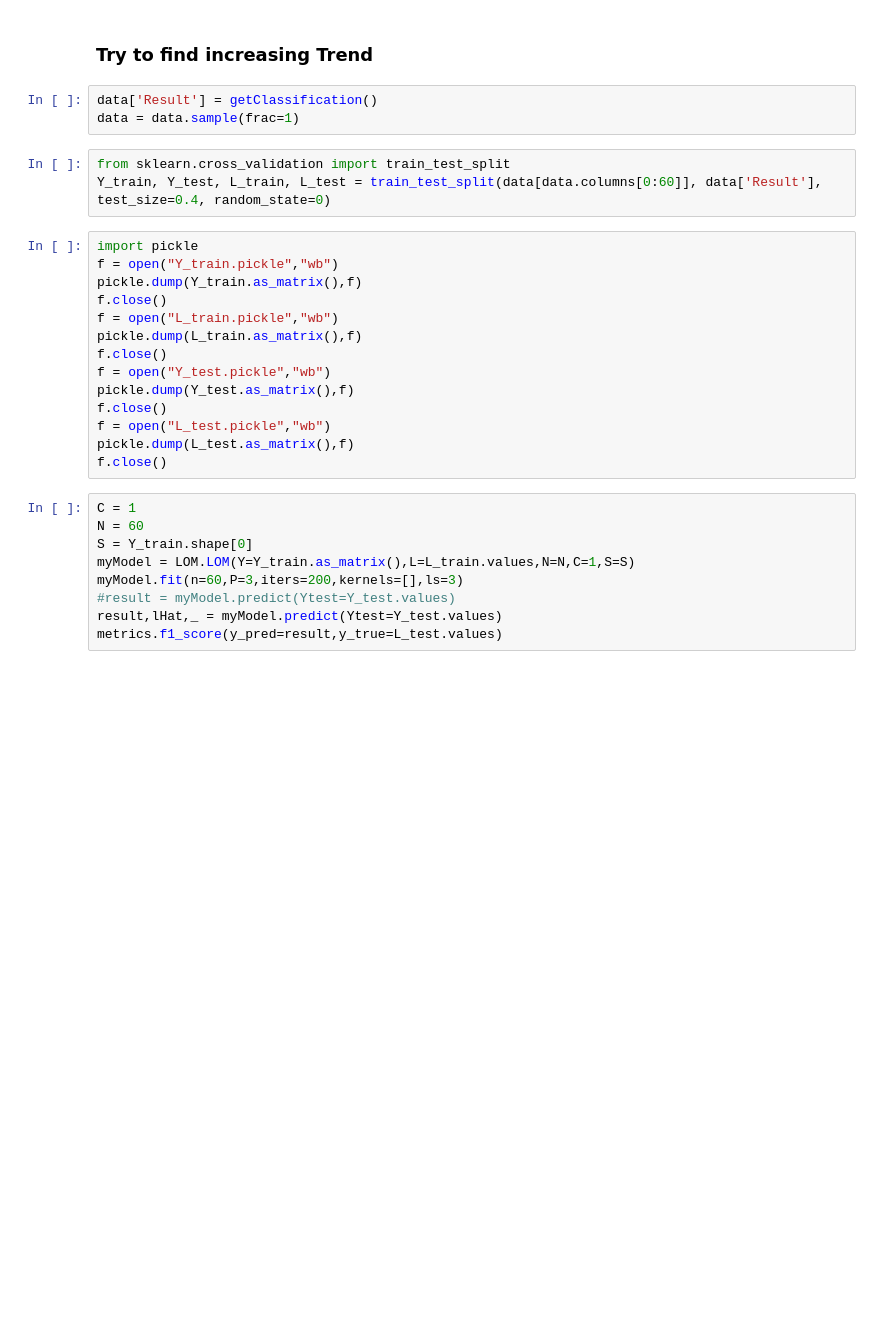
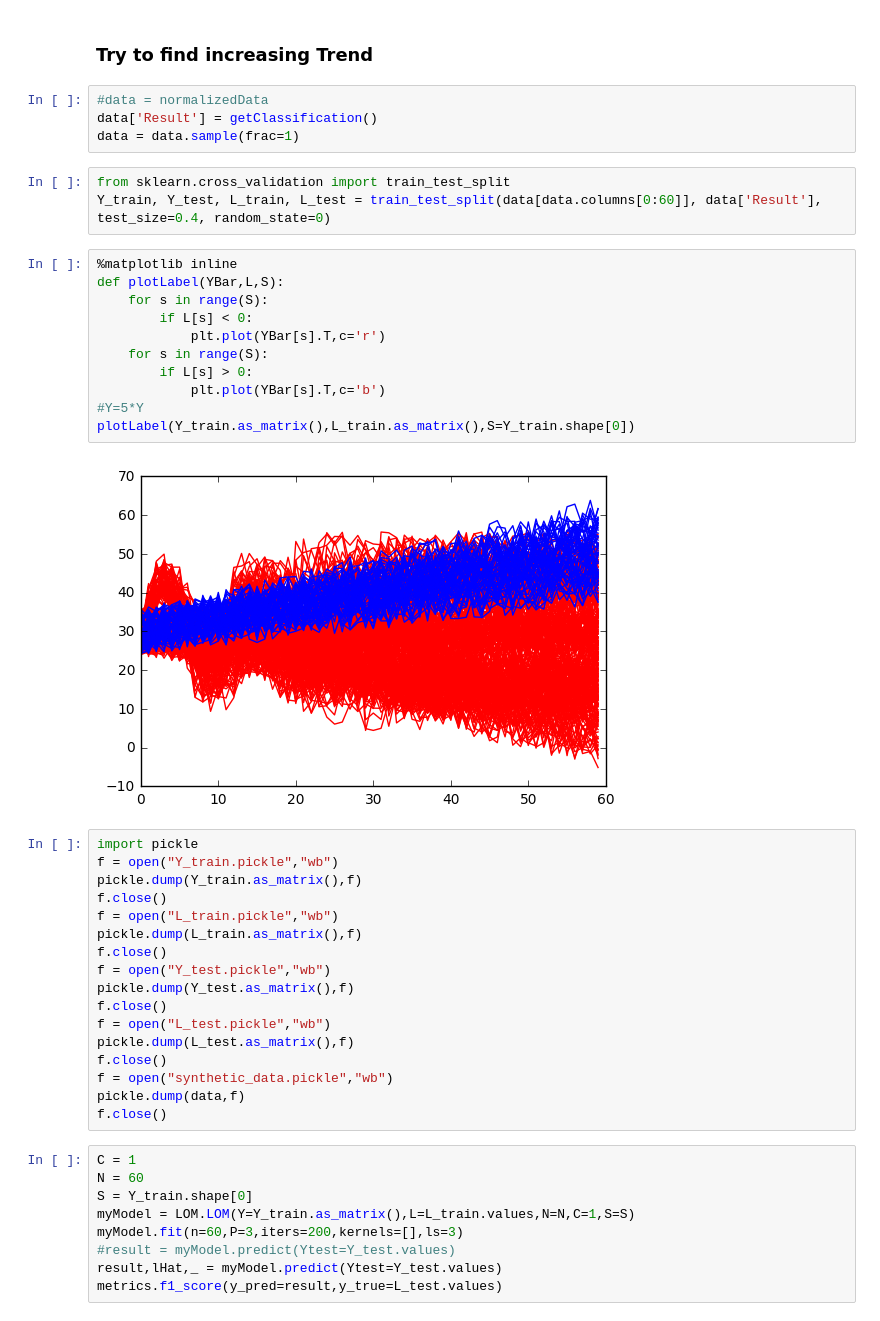
Before and after one commit to sudhNau/Baysian, a Jupyter notebook: Real_Data_Extractor.ipynb, the cells around one changed output. Cells and saved outputs as stored; diff of their text form; blank space fills up the shorter version.

```diff
--- a/Real_Data_Extractor.ipynb
+++ b/Real_Data_Extractor.ipynb
@@ -47,11 +47,25 @@ def getClassification(k = 'IT'):
 # %% [markdown]
 ### Try to find increasing Trend
 # %%
+#data = normalizedData
 data['Result'] = getClassification()
 data = data.sample(frac=1)
 # %%
 from sklearn.cross_validation import train_test_split
 Y_train, Y_test, L_train, L_test = train_test_split(data[data.columns[0:60]], data['Result'], test_size=0.4, random_state=0)
+# %%
+%matplotlib inline
+def plotLabel(YBar,L,S):
+    for s in range(S):
+        if L[s] < 0:
+            plt.plot(YBar[s].T,c='r')
+    for s in range(S):
+        if L[s] > 0:
+            plt.plot(YBar[s].T,c='b')
+#Y=5*Y
+plotLabel(Y_train.as_matrix(),L_train.as_matrix(),S=Y_train.shape[0])
+# %% [output]
+[figure, added]
 # %%
 import pickle
 f = open("Y_train.pickle","wb")
@@ -66,6 +80,9 @@ f.close()
 f = open("L_test.pickle","wb")
 pickle.dump(L_test.as_matrix(),f)
 f.close()
+f = open("synthetic_data.pickle","wb")
+pickle.dump(data,f)
+f.close()
 # %%
 C = 1
 N = 60
```
Also changed, not shown: parts of 1 cell of this notebook, 9 other files.
